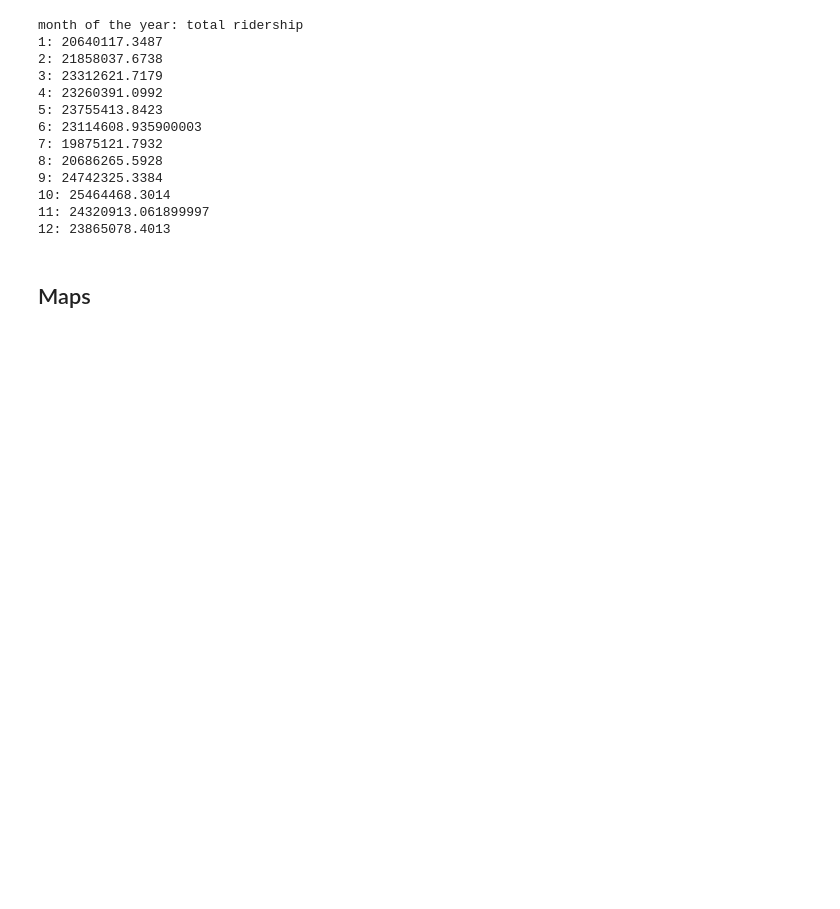
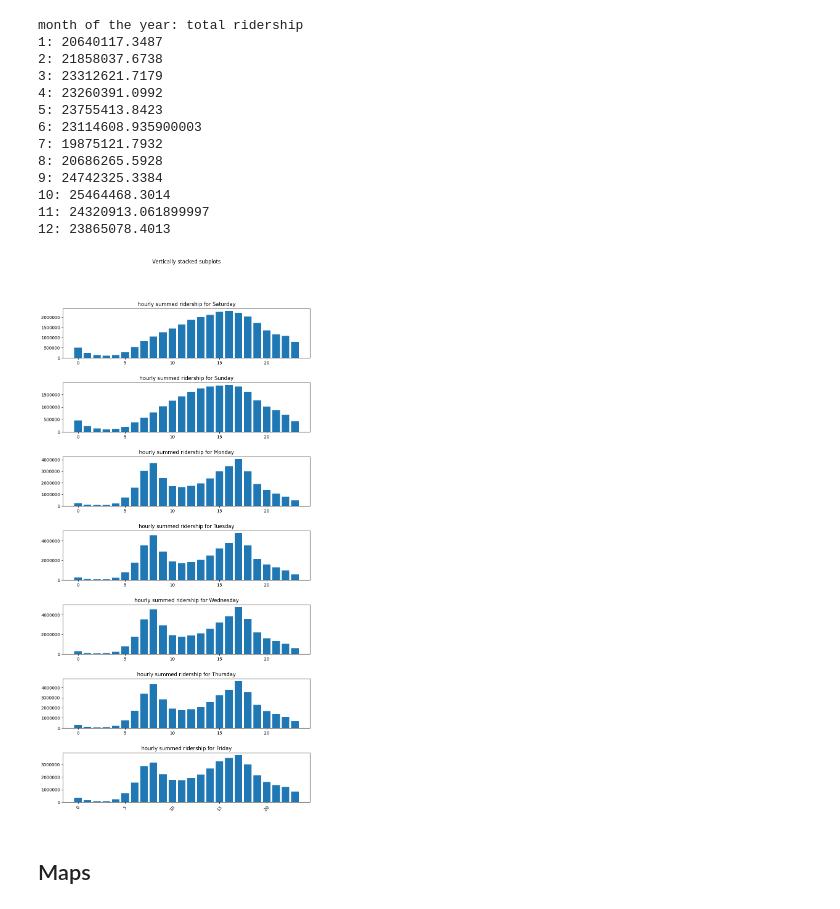
Before and after one commit to iansargent/nyc-subway-ridership-ml, a Jupyter notebook: Scripts/Analysis/exploratory_analysis.ipynb, the cells around one changed output. Drawn from its saved outputs; the diff is of its cells as text; code cells hidden in the pictures; blank space fills up the shorter version.

Commit message:
made some more plots

```diff
--- a/Scripts/Analysis/exploratory_analysis.ipynb
+++ b/Scripts/Analysis/exploratory_analysis.ipynb
@@ -132,6 +132,33 @@ month of the year: total ridership
 10: 25464468.3014
 11: 24320913.061899997
 12: 23865078.4013
+# %%
+#origin hour of the day by day of the week
+day_of_week = ['Saturday', 'Sunday', 'Monday', 'Tuesday', 'Wednesday', 'Thursday', 'Friday']
+
+
+
+fig, axs = plt.subplots(7, figsize = (10,20))
+fig.suptitle('Vertically stacked subplots')
+fig.subplots_adjust(wspace=0.5, hspace=0.5, top=0.9, bottom=0.1, left=0.1, right=0.9)
+
+
+for i in range(7):
+    daily_dataset = origin[origin['day_of_week'] == day_of_week[i]]
+
+
+    hour_of_day = daily_dataset['hour_of_day'].unique()
+    total_ridership_per_hour_of_day = [daily_dataset[daily_dataset['hour_of_day'] == j]['sum_estimated_average_ridership'].sum() for j in hour_of_day]
+    axs[i].bar(hour_of_day, total_ridership_per_hour_of_day)
+    axs[i].set_title(f'hourly summed ridership for {day_of_week[i]}')
+    axs[i].ticklabel_format(style='plain')
+
+
+plt.tick_params(axis='x', labelrotation=45)
+
+plt.show()
+# %% [output]
+[figure, added]
 # %% [markdown]
 ## Maps
 # %% [markdown]
```
